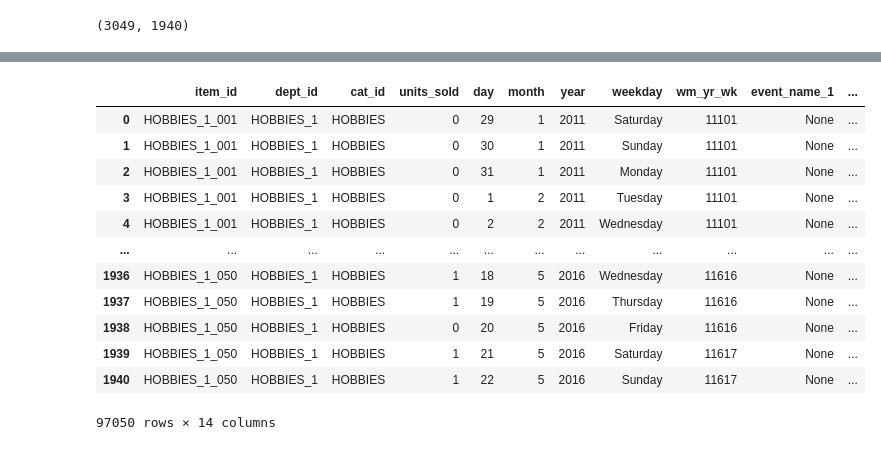
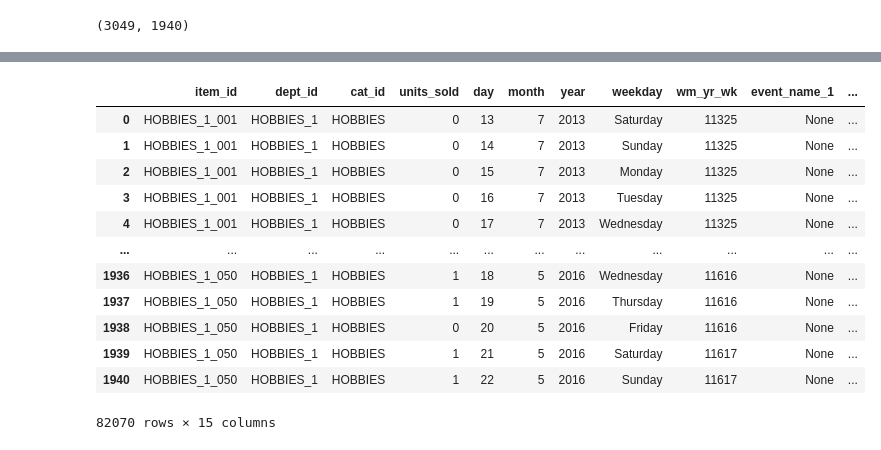
Before and after one commit to blaffster/ML_Projects, a Jupyter notebook: m5_data_cleaning.ipynb, the cells around one changed output, grey strips where cells are left out. Drawn from its saved outputs; the diff is of its cells as text; code cells hidden in the pictures.

```diff
--- a/m5_data_cleaning.ipynb
+++ b/m5_data_cleaning.ipynb
@@ -196,3 +196,11 @@ cal_df
 1969 rows × 11 columns
 # %%
 ################################################################################################################################
+# %%
+# Import price csv, only keep rows where store_id==CA_1
+
+price_df = pd.read_csv('sell_prices.csv')
+price_df = price_df[price_df['store_id']=='CA_1']
+price_df = price_df.drop(columns=['store_id'])
+
+price_df
@@ -284,10 +270,10 @@ for i in range(0,1):
 
         b = pd.concat([b,c])
 
-        c = b.copy()
-        d = c.merge(cal_df)
 
-df_new = d.copy()
+    df_new = b.merge(cal_df)
+    df_new = df_new.merge(price_df,on=['item_id', 'wm_yr_wk'])
+
 df_new
 # %% [output]
 |  | item_id | dept_id | cat_id | units_sold | d | day | month | year | weekday | wm_yr_wk | ... |
@@ -306,42 +292,41 @@ df_new
 # %%
 # Perform data transformation for remaining rows, concatenate with first row only result
 
 # for i in range(1,rows):
 for i in range(1,50):
 
     a = df2.iloc[[i]]
     values = a.to_numpy()[0][4:]
 
     b = a.loc[:, 'item_id':'d_1']
     b['d'] = 'd_1'
     b = b.rename(columns={"d_1": "units_sold"})
 
     for j in range(cols):
 
         c = a.loc[:, 'item_id':'cat_id']
         c['units_sold'] = values[j]
         c['d'] = 'd_'+str(j+2)
 
         b = pd.concat([b,c])
 
-        c = b.copy()
-        d = c.merge(cal_df)
-
-    df_new = pd.concat([df_new,d])
+    c = b.merge(cal_df)
+    c = c.merge(price_df,on=['item_id', 'wm_yr_wk'])
+    df_new = pd.concat([df_new,c])
 
 df_new = df_new.drop(columns=['d'])
 df_new
 # %% [output]
 |  | item_id | dept_id | cat_id | units_sold | day | month | year | weekday | wm_yr_wk | event_name_1 | ... |
-| 0 | HOBBIES_1_001 | HOBBIES_1 | HOBBIES | 0 | 29 | 1 | 2011 | Saturday | 11101 | None | ... |
-| 1 | HOBBIES_1_001 | HOBBIES_1 | HOBBIES | 0 | 30 | 1 | 2011 | Sunday | 11101 | None | ... |
-| 2 | HOBBIES_1_001 | HOBBIES_1 | HOBBIES | 0 | 31 | 1 | 2011 | Monday | 11101 | None | ... |
-| 3 | HOBBIES_1_001 | HOBBIES_1 | HOBBIES | 0 | 1 | 2 | 2011 | Tuesday | 11101 | None | ... |
-| 4 | HOBBIES_1_001 | HOBBIES_1 | HOBBIES | 0 | 2 | 2 | 2011 | Wednesday | 11101 | None | ... |
+| 0 | HOBBIES_1_001 | HOBBIES_1 | HOBBIES | 0 | 13 | 7 | 2013 | Saturday | 11325 | None | ... |
+| 1 | HOBBIES_1_001 | HOBBIES_1 | HOBBIES | 0 | 14 | 7 | 2013 | Sunday | 11325 | None | ... |
+| 2 | HOBBIES_1_001 | HOBBIES_1 | HOBBIES | 0 | 15 | 7 | 2013 | Monday | 11325 | None | ... |
+| 3 | HOBBIES_1_001 | HOBBIES_1 | HOBBIES | 0 | 16 | 7 | 2013 | Tuesday | 11325 | None | ... |
+| 4 | HOBBIES_1_001 | HOBBIES_1 | HOBBIES | 0 | 17 | 7 | 2013 | Wednesday | 11325 | None | ... |
 | ... | ... | ... | ... | ... | ... | ... | ... | ... | ... | ... | ... |
 | 1936 | HOBBIES_1_050 | HOBBIES_1 | HOBBIES | 1 | 18 | 5 | 2016 | Wednesday | 11616 | None | ... |
 | 1937 | HOBBIES_1_050 | HOBBIES_1 | HOBBIES | 1 | 19 | 5 | 2016 | Thursday | 11616 | None | ... |
 | 1938 | HOBBIES_1_050 | HOBBIES_1 | HOBBIES | 0 | 20 | 5 | 2016 | Friday | 11616 | None | ... |
 | 1939 | HOBBIES_1_050 | HOBBIES_1 | HOBBIES | 1 | 21 | 5 | 2016 | Saturday | 11617 | None | ... |
 | 1940 | HOBBIES_1_050 | HOBBIES_1 | HOBBIES | 1 | 22 | 5 | 2016 | Sunday | 11617 | None | ... |
-97050 rows × 14 columns
+82070 rows × 15 columns
```
Also changed, not shown: parts of 14 cells of this notebook.
